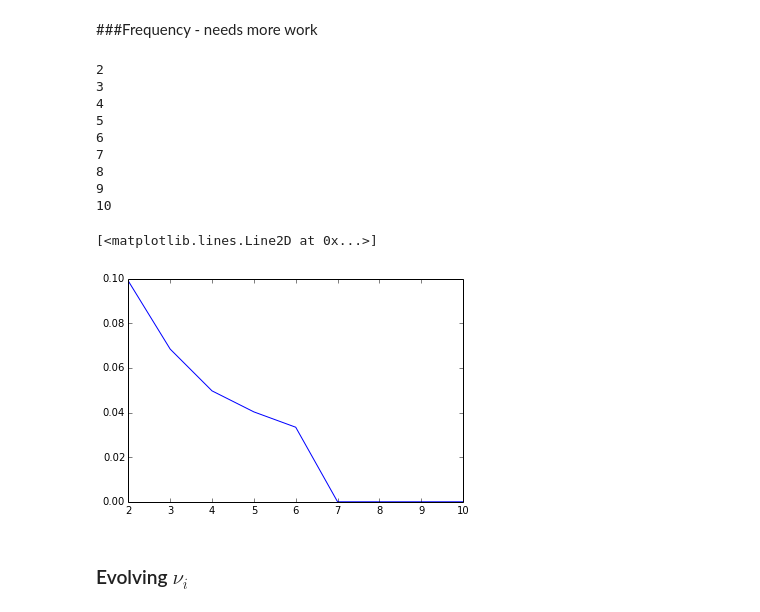
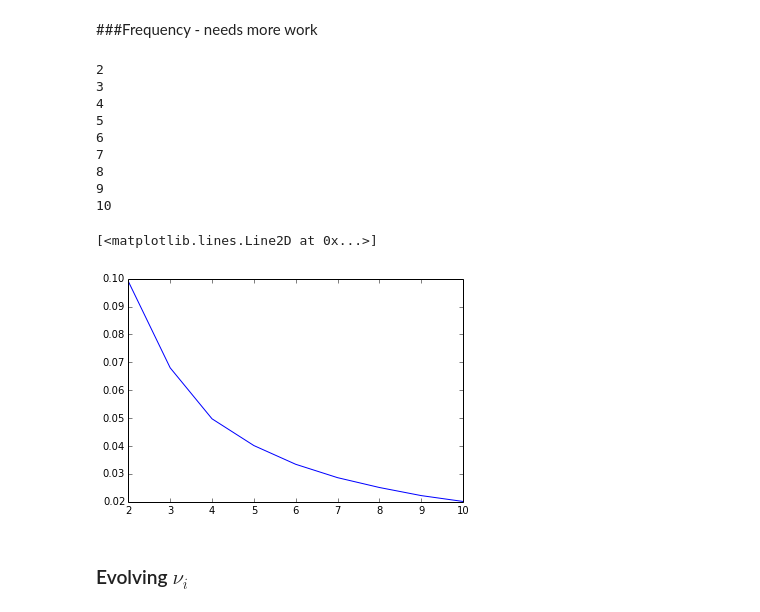
Before and after one commit to aaronshifman/modeling_final, a Jupyter notebook: ipynb/python model - isolated.ipynb, the cells around one changed output. Drawn from its saved outputs; the diff is of its cells as text; code cells hidden in the pictures.

```diff
--- a/ipynb/python model - isolated.ipynb
+++ b/ipynb/python model - isolated.ipynb
@@ -379,36 +379,37 @@ plt.legend(names)
 gamma = 0
 n_max = 10
 
+times = np.linspace(0,1000,10000)
 VS = np.zeros((len(times),n_max-1))
 nrns = np.zeros(n_max-1)
 for i in np.arange(n_max-1):
     n_nrn = i+2
     print n_nrn
     nrns[i] = n_nrn
     p = [alpha, beta, c, 0.5,gamma]
     w = np.zeros(n_nrn*2)
     wsol = odeint(derr_func_coup_bulk,w, times, args=(p,),atol=abserr, rtol=relerr)
     VS[:,i] = wsol[:,0]
 
 freqs = np.zeros(n_max-1)
 for ix in np.arange(n_max-1):
     try:
         freqs[ix] = calc_freq(times,VS[:,ix])
     except:
         freqs[ix] = 0
 plt.plot(nrns,freqs)
 # %% [output]
 2
 3
 4
 5
 6
 7
 8
 9
 10
 [<matplotlib.lines.Line2D at 0x...>]
-[figure, old version]
+[figure, new version]
 # %% [markdown]
 ### Evolving $\nu_i$
 # %% [markdown]
```
Also changed, not shown: parts of 5 cells of this notebook.
